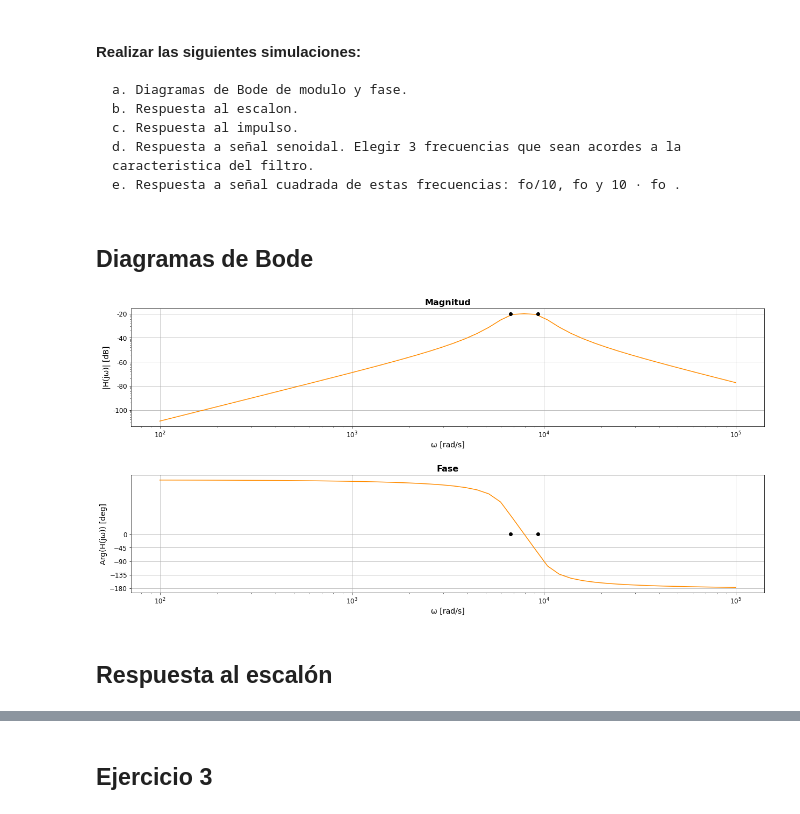
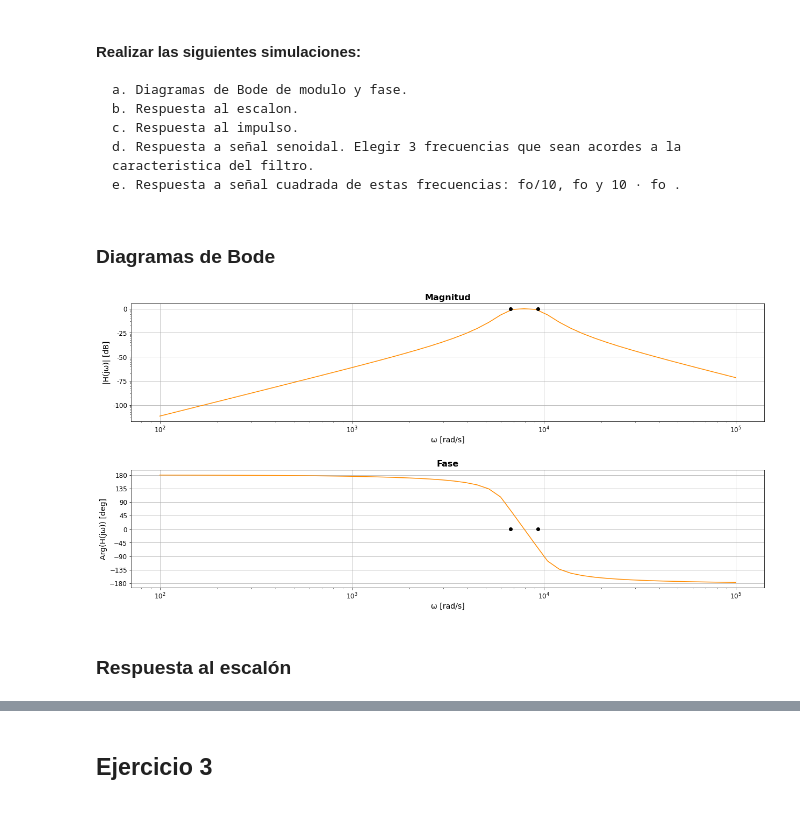
Before and after one commit to violetaperezandrade/TP-ADC, a Jupyter notebook: TP.ipynb, the cells around one changed output, grey strips where cells are left out. Cells and saved outputs as stored; diff of their text form; code cells hidden in the pictures.

```diff
--- a/TP.ipynb
+++ b/TP.ipynb
@@ -124,13 +127,13 @@ tau2 =  0.0009
     d. Respuesta a señal senoidal. Elegir 3 frecuencias que sean acordes a la caracteristica del filtro.
     e. Respuesta a señal cuadrada de estas frecuencias: fo/10, fo y 10 · fo .
 # %% [markdown]
-## Diagramas de Bode
+### Diagramas de Bode
 # %%
 def bodePlots(H, w01 = None, w02 = None,lineColor = "darkorange"):
     mag, phase, omega = ml.bode(H, dB = True, deg = True, color = "darkorange", plot = False)
     phase = [ph * 180 / np.pi for ph in phase]  #Siempre te devuelve en radianes la funcion
-    yTicksBodeMg = [str(i) for i in range(-140, 20, 20)]
-    yTicksBodePh = [i for i in range(-360, 45, 45)]
+    yTicksBodeMg = [str(i) for i in range(-150, 25, 25)]
+    yTicksBodePh = [i for i in range(-225, 225, 45)]
 
     fig, axs = plt.subplots(2)
     #Bode Magnitude Plot
@@ -143,33 +146,33 @@ def bodePlots(H, w01 = None, w02 = None,lineColor = "darkorange"):
     axs[0].set_title('Magnitud', fontsize = 16, fontweight = 'bold')
     if (w01 != None):
         axs[0].plot(w01, 1, marker = 'o',c = 'black')
     if (w02 != None):
         axs[0].plot(w02, 1, marker = 'o',c = 'black')
 
     axs[0].tick_params(axis='both', labelsize=12)
     axs[0].grid()
 
     #Bode Phase Plot
     axs[1].plot(omega, phase, color = lineColor)
     axs[1].set_xscale("log")
     axs[1].set_yticks(yTicksBodePh)
     axs[1].set_xlabel('ω [rad/s]', fontsize = 14)
     axs[1].set_ylabel('Arg(H(jω)) [deg]', fontsize = 14)
     axs[1].set_title('Fase', fontsize = 16, fontweight = 'bold')
     if (w01 != None):
         axs[1].plot(w01, 1, marker = 'o',c = 'black')
     if (w02 != None):
         axs[1].plot(w02, 1, marker = 'o',c = 'black')
 
     axs[1].tick_params(axis='both', labelsize=12)
     axs[1].grid()
 
     fig.set_size_inches(18, 9)
     fig.tight_layout(pad=3.0)
     plt.show();
 
 bodePlots(H, w01, w02)
 # %% [output]
-[figure, old version]
+[figure, new version]
 # %% [markdown]
-## Respuesta al escalón
+### Respuesta al escalón
```
Also changed, not shown: parts of 57 cells of this notebook.
